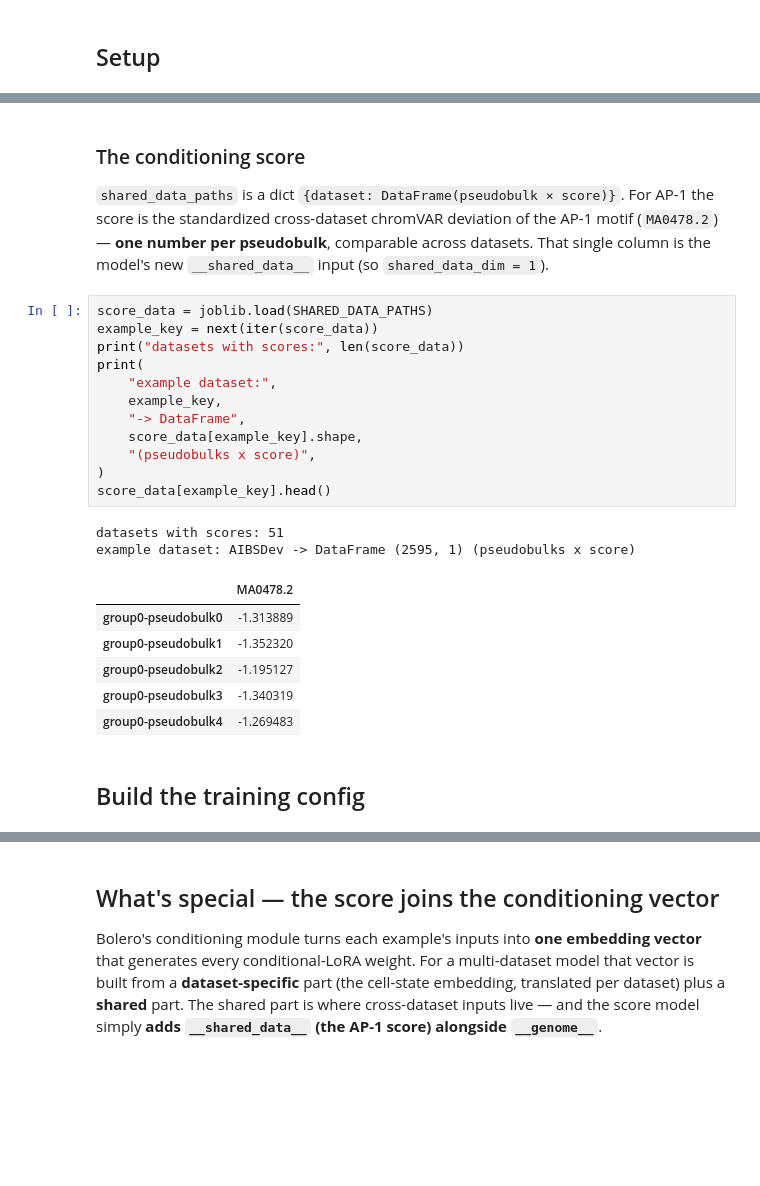
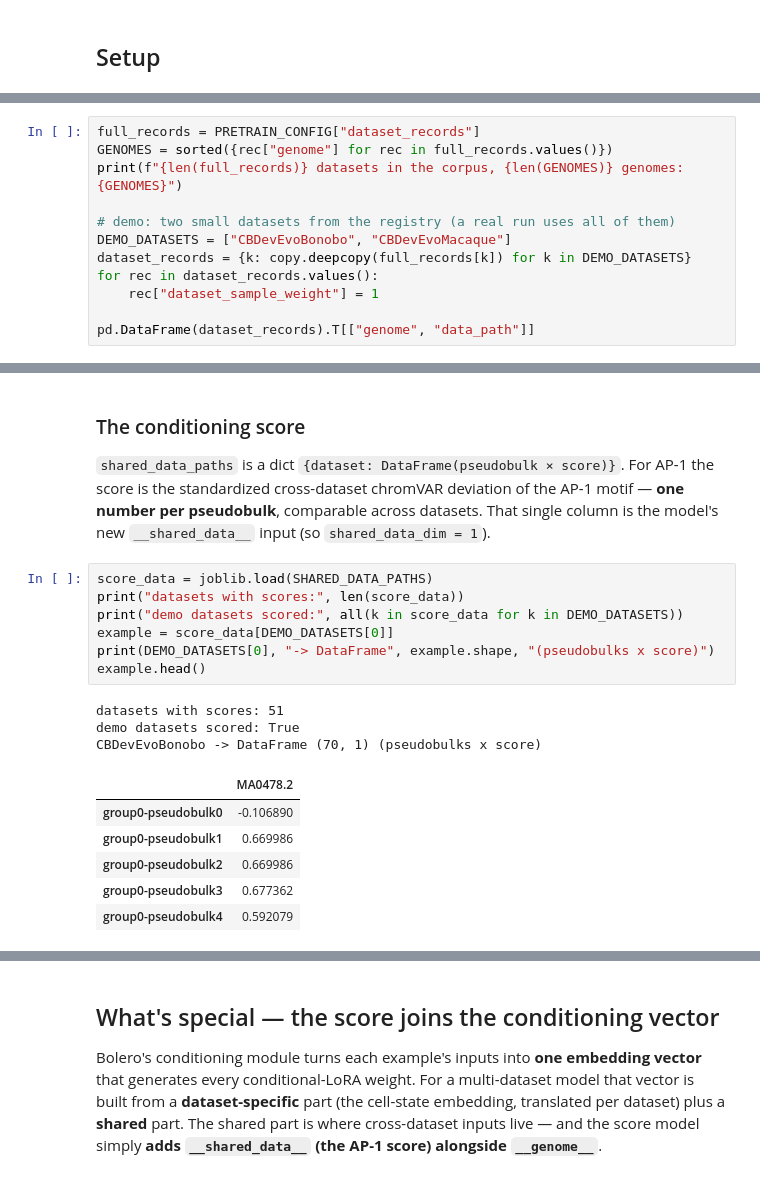
Before and after one commit to liuhlab/bolero, a Jupyter notebook: docs/tutorials/score_model/13_train_score_model.ipynb, the cells around one changed output, grey strips where cells are left out. Cells and saved outputs as stored; diff of their text form; blank space fills up the shorter version.

```diff
--- a/docs/tutorials/score_model/13_train_score_model.ipynb
+++ b/docs/tutorials/score_model/13_train_score_model.ipynb
@@ -98,0 +86,12 @@ print(f"{len(dataset_records)} datasets in the corpus")
+# %%
+full_records = PRETRAIN_CONFIG["dataset_records"]
+GENOMES = sorted({rec["genome"] for rec in full_records.values()})
+print(f"{len(full_records)} datasets in the corpus, {len(GENOMES)} genomes: {GENOMES}")
+
+# demo: two small datasets from the registry (a real run uses all of them)
+DEMO_DATASETS = ["CBDevEvoBonobo", "CBDevEvoMacaque"]
+dataset_records = {k: copy.deepcopy(full_records[k]) for k in DEMO_DATASETS}
+for rec in dataset_records.values():
+    rec["dataset_sample_weight"] = 1
+
+pd.DataFrame(dataset_records).T[["genome", "data_path"]]
@@ -100,29 +104,23 @@ print(f"{len(dataset_records)} datasets in the corpus")
 ### The conditioning score
 
 `shared_data_paths` is a dict `{dataset: DataFrame(pseudobulk × score)}`. For AP-1 the
-score is the standardized cross-dataset chromVAR deviation of the AP-1 motif
-(`MA0478.2`) — **one number per pseudobulk**, comparable across datasets. That single
-column is the model's new `__shared_data__` input (so `shared_data_dim = 1`).
+score is the standardized cross-dataset chromVAR deviation of the AP-1 motif — **one number
+per pseudobulk**, comparable across datasets. That single column is the model's new
+`__shared_data__` input (so `shared_data_dim = 1`).
 # %%
 score_data = joblib.load(SHARED_DATA_PATHS)
-example_key = next(iter(score_data))
 print("datasets with scores:", len(score_data))
-print(
-    "example dataset:",
-    example_key,
-    "-> DataFrame",
-    score_data[example_key].shape,
-    "(pseudobulks x score)",
-)
-score_data[example_key].head()
+print("demo datasets scored:", all(k in score_data for k in DEMO_DATASETS))
+example = score_data[DEMO_DATASETS[0]]
+print(DEMO_DATASETS[0], "-> DataFrame", example.shape, "(pseudobulks x score)")
+example.head()
 # %% [output]
 datasets with scores: 51
-example dataset: AIBSDev -> DataFrame (2595, 1) (pseudobulks x score)
+demo datasets scored: True
+CBDevEvoBonobo -> DataFrame (70, 1) (pseudobulks x score)
 |  | MA0478.2 |
-| group0-pseudobulk0 | -1.313889 |
-| group0-pseudobulk1 | -1.352320 |
-| group0-pseudobulk2 | -1.195127 |
-| group0-pseudobulk3 | -1.340319 |
-| group0-pseudobulk4 | -1.269483 |
+| group0-pseudobulk0 | -0.106890 |
+| group0-pseudobulk1 | 0.669986 |
+| group0-pseudobulk2 | 0.669986 |
+| group0-pseudobulk3 | 0.677362 |
+| group0-pseudobulk4 | 0.592079 |
-# %% [markdown]
-## Build the training config
```
Also changed, not shown: parts of 15 cells of this notebook, 1 other file.
